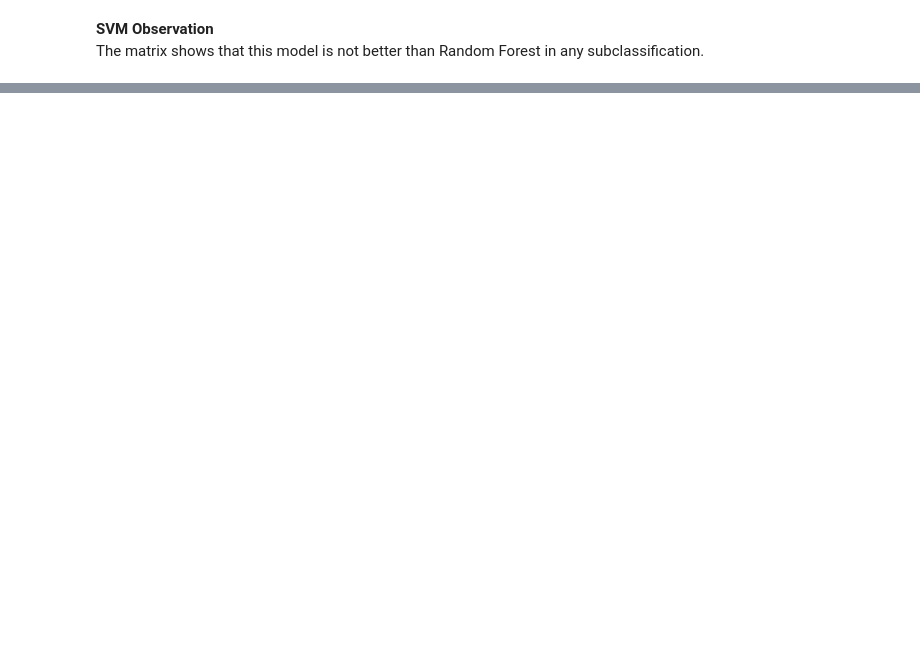
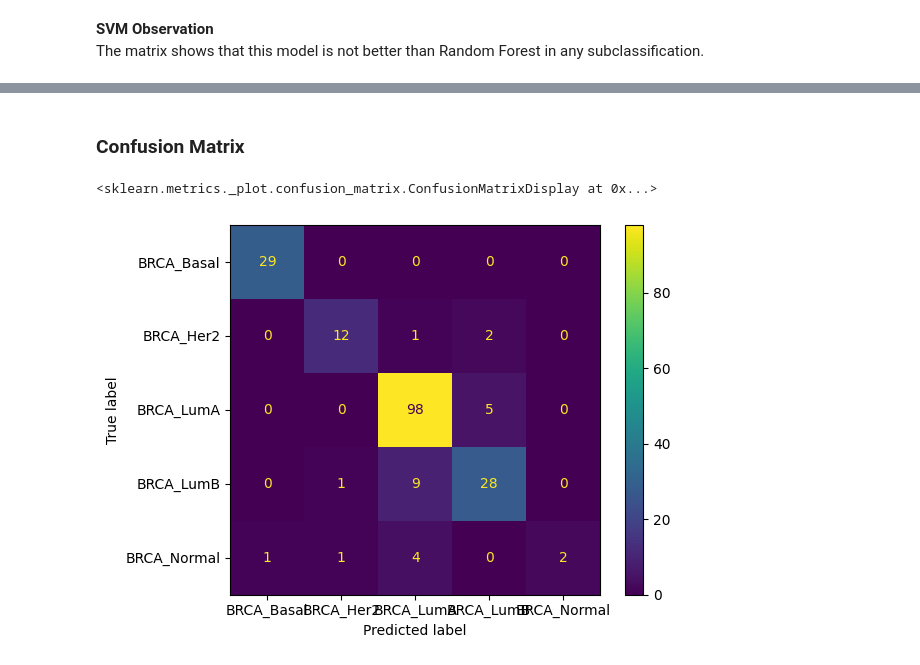
Before and after one commit to MeetPatel-005/Gene-based-breast-cancer-subtype-classification, a Jupyter notebook: main.ipynb, the cells around one changed output, grey strips where cells are left out. Cells and saved outputs as stored; diff of their text form; code cells hidden in the pictures; blank space fills up the shorter version.

```diff
--- a/main.ipynb
+++ b/main.ipynb
@@ -165,0 +338,5 @@ ConfusionMatrixDisplay(my_model["conf_mat"], display_labels=my_model["classes"])
+# %%
+with open("models/lgbm_results.pkl", "rb") as f:
+    lgbm = pickle.load(f)
+
+print(f"LightGBM Accuracy: {lgbm['accuracy']:.4f}")
@@ -165,0 +379,7 @@ ConfusionMatrixDisplay(my_model["conf_mat"], display_labels=my_model["classes"])
+# %% [markdown]
+### Confusion Matrix
+# %%
+ConfusionMatrixDisplay(lgbm["conf_mat"], display_labels=lgbm["classes"]).plot()
+# %% [output]
+<sklearn.metrics._plot.confusion_matrix.ConfusionMatrixDisplay at 0x...>
+[figure, added]
```
Also changed, not shown: parts of 59 cells of this notebook.
